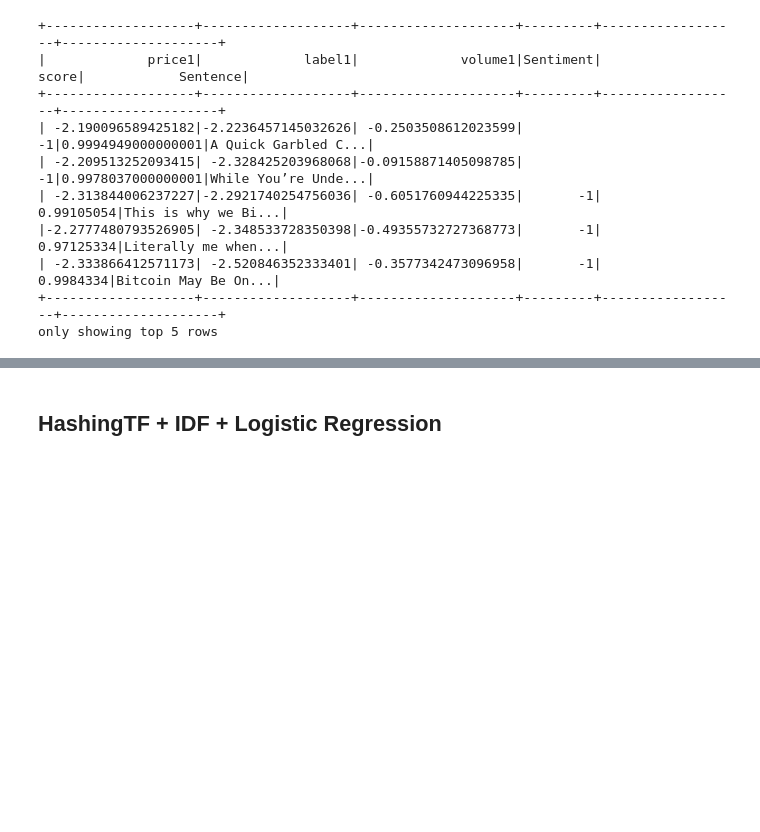
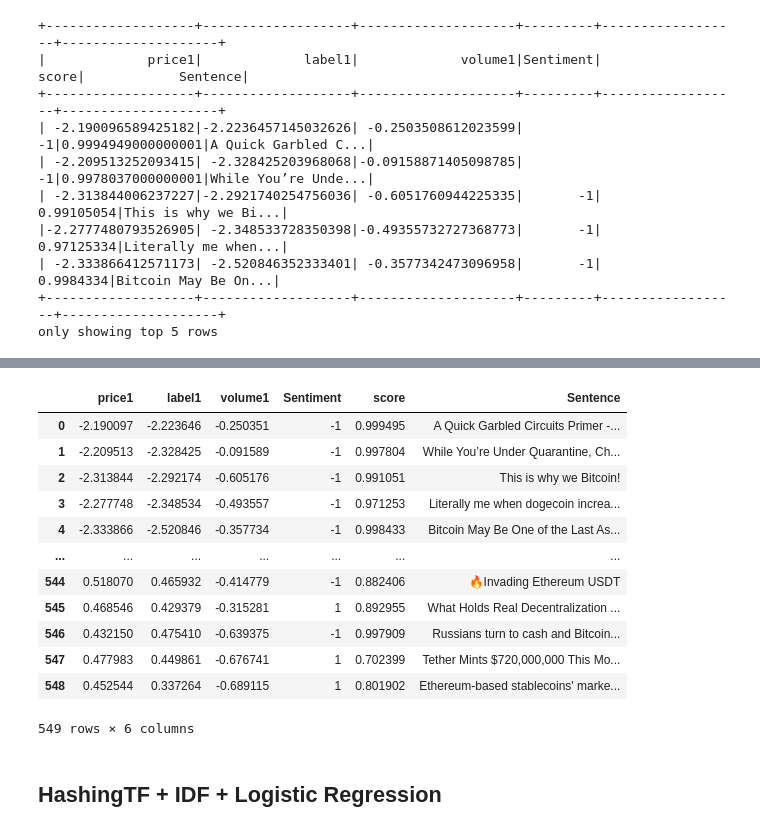
Before and after one commit to vedantdave18/Cryptocurrency-correlation-analysis, a Jupyter notebook: src/pyspark_reddit.ipynb, the cells around one changed output, grey strips where cells are left out. Saved outputs shown, nothing was run; the diff lists cells and outputs as text; code cells hidden in the pictures; blank space fills up the shorter version.

```diff
--- a/src/pyspark_reddit.ipynb
+++ b/src/pyspark_reddit.ipynb
@@ -86,0 +196,16 @@ only showing top 5 rows
+# %%
+X_new1
+# %% [output]
+|  | price1 | label1 | volume1 | Sentiment | score | Sentence |
+| 0 | -2.190097 | -2.223646 | -0.250351 | -1 | 0.999495 | A Quick Garbled Circuits Primer -... |
+| 1 | -2.209513 | -2.328425 | -0.091589 | -1 | 0.997804 | While You’re Under Quarantine, Ch... |
+| 2 | -2.313844 | -2.292174 | -0.605176 | -1 | 0.991051 | This is why we Bitcoin! |
+| 3 | -2.277748 | -2.348534 | -0.493557 | -1 | 0.971253 | Literally me when dogecoin increa... |
+| 4 | -2.333866 | -2.520846 | -0.357734 | -1 | 0.998433 | Bitcoin May Be One of the Last As... |
+| ... | ... | ... | ... | ... | ... | ... |
+| 544 | 0.518070 | 0.465932 | -0.414779 | -1 | 0.882406 | 🔥Invading Ethereum USDT |
+| 545 | 0.468546 | 0.429379 | -0.315281 | 1 | 0.892955 | What Holds Real Decentralization ... |
+| 546 | 0.432150 | 0.475410 | -0.639375 | -1 | 0.997909 | Russians turn to cash and Bitcoin... |
+| 547 | 0.477983 | 0.449861 | -0.676741 | 1 | 0.702399 | Tether Mints $720,000,000 This Mo... |
+| 548 | 0.452544 | 0.337264 | -0.689115 | 1 | 0.801902 | Ethereum-based stablecoins' marke... |
+549 rows × 6 columns
```
Also changed, not shown: parts of 9 cells of this notebook.
